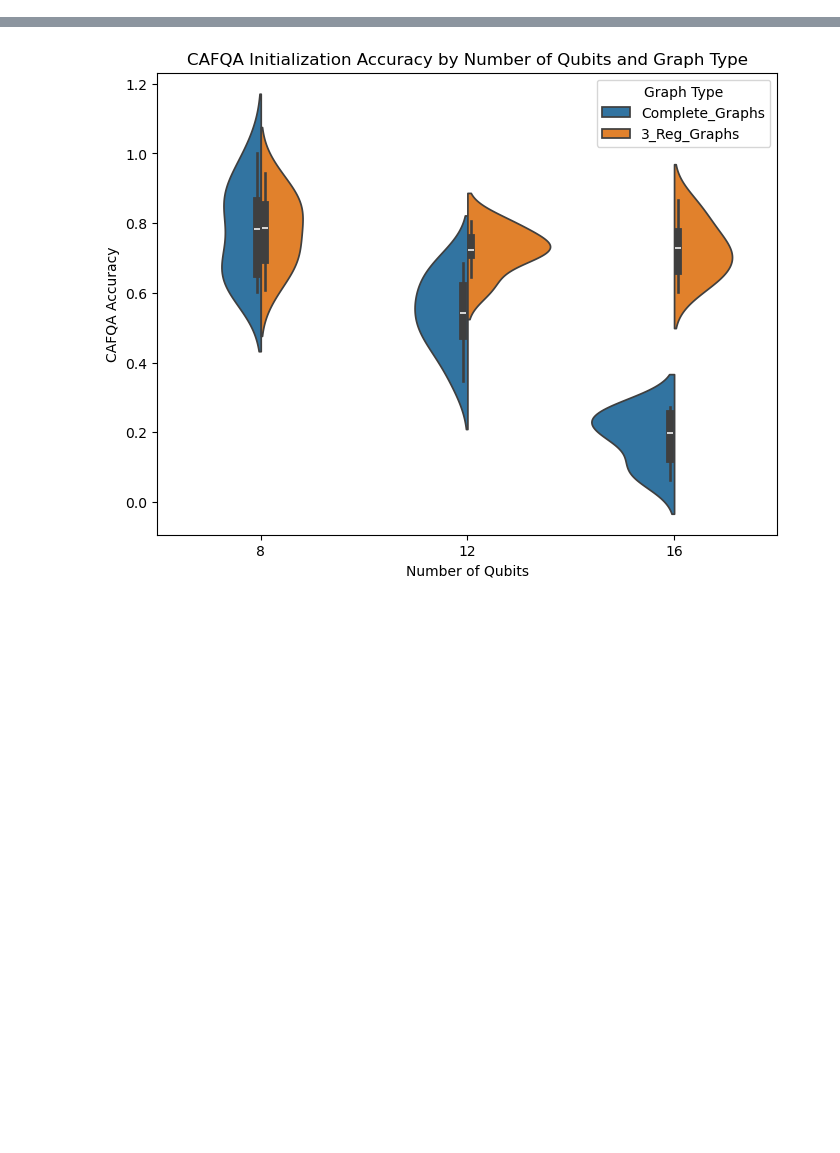
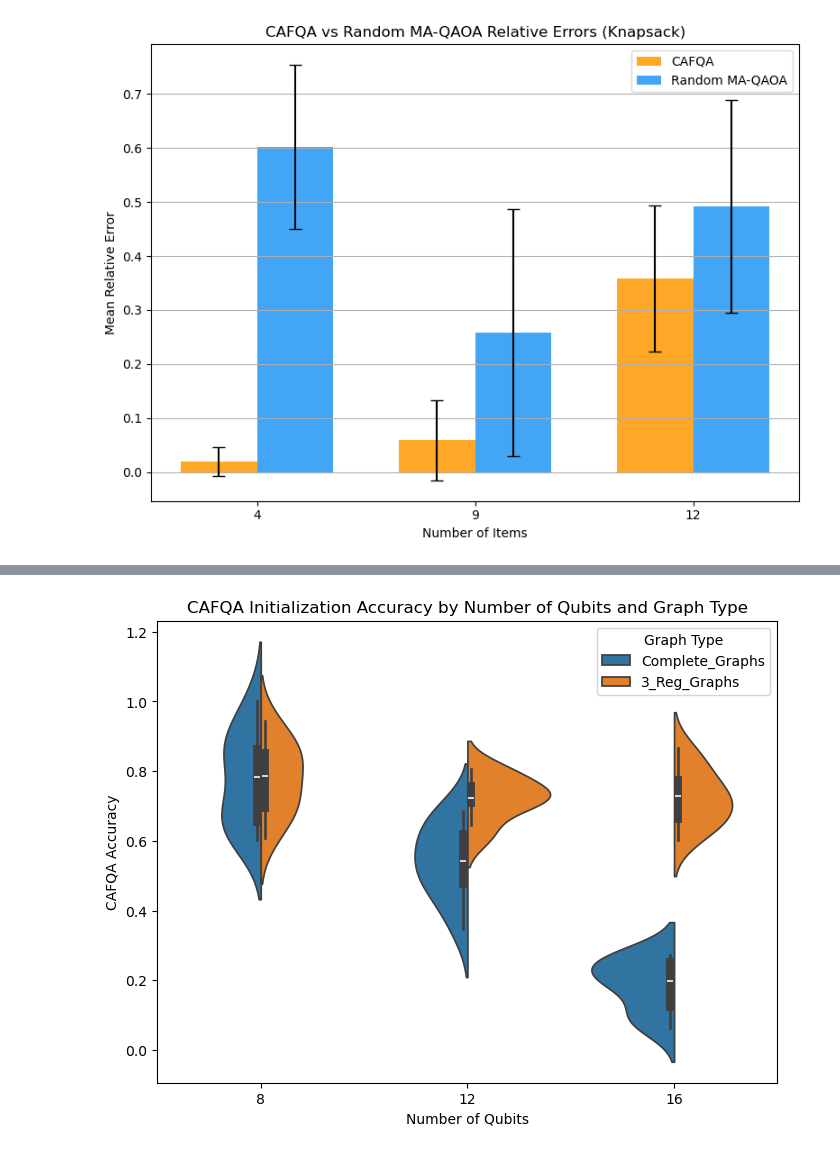
Before and after one commit to d-bharadwaj/SPIQ, a Jupyter notebook: playground_scripts/final_data_analysis.ipynb, the cells around one changed output, grey strips where cells are left out. Cells and saved outputs as stored; diff of their text form; code cells hidden in the pictures; blank space fills up the shorter version.

```diff
--- a/playground_scripts/final_data_analysis.ipynb
+++ b/playground_scripts/final_data_analysis.ipynb
@@ -35,0 +56,9 @@ plt.show()
+# %%
+kp_cafqa_rel_err_4 = [0.017, 0.101, 0.04, 0.021 , 0.018, 0.031, 0.019, 0.012, 0.005, 0.007]
+kp_random_rel_err_4 = [0.728, 0.858, 0.722, 0.246, 0.64, 0.537, 0.605, 0.682, 0.63, 0.63 ]
+
+kp_cafqa_rel_err_9 = [0.134, 0.053, 0.045, 0.021, 0.057, 0.218,0.068, 0.221,0.012,0.032 ]
+kp_random_rel_err_9 = [0.247, 0.901, 0.397, 0.302, 0.46, 0.121,0.097, 0.408,0.142, 0.159]
+
+kp_cafqa_rel_err_12 = [0.236,0.309,0.197, 0.309,0.347,0.696, 0.373,0.443,0.496,0.395 ]
+kp_random_rel_err_12 = [0.309,0.495,0.695, 0.326,0.42,0.975, 0.389,0.558, 0.395,0.676]
@@ -37,0 +103,87 @@ plt.show()
+# %%
+# Calculate means and standard deviations for each group
+methods = ['CAFQA', 'CAFQA', 'CAFQA', 'Random', 'Random', 'Random']
+item_sizes = [4, 9, 12, 4, 9, 12]
+means = [
+    gmean(kp_cafqa_rel_err_4),
+    gmean(kp_cafqa_rel_err_9),
+    gmean(kp_cafqa_rel_err_12),
+    gmean(kp_random_rel_err_4),
+    gmean(kp_random_rel_err_9),
+    gmean(kp_random_rel_err_12)
+]
+stds = [
+    np.std(kp_cafqa_rel_err_4),
+    np.std(kp_cafqa_rel_err_9),
+    np.std(kp_cafqa_rel_err_12),
+    np.std(kp_random_rel_err_4),
+    np.std(kp_random_rel_err_9),
+    np.std(kp_random_rel_err_12)
+]
+
+import matplotlib.pyplot as plt
+
+# Set up bar positions so that CAFQA and Random for each item size are grouped together
+n_groups = 3  # 4, 9, 12 items
+bar_width = 0.35
+index = np.arange(n_groups)
+
+fig, ax = plt.subplots(figsize=(8, 6))
+
+# CAFQA bars (left in each group)
+ax.bar(index - bar_width/2, means[:3], bar_width, yerr=stds[:3], label='CAFQA', color='#FFA726', capsize=5)
+# Random bars (right in each group)
+ax.bar(index + bar_width/2, means[3:], bar_width, yerr=stds[3:], label='Random MA-QAOA', color='#42A5F5', capsize=5)
+
+# Set x-ticks and labels
+ax.set_xticks(index)
+ax.set_xticklabels(['4', '9', '12'])
+ax.set_xlabel('Number of Items')
+ax.set_ylabel('Mean Relative Error')
+ax.set_title('CAFQA vs Random MA-QAOA Relative Errors (Knapsack)')
+ax.legend()
+ax.grid(axis='y')
+
+plt.tight_layout()
+plt.show()
+
+# Prepare data for boxplot with grouped categories for CAFQA and Random
+data = [
+    kp_cafqa_rel_err_4,
+    kp_cafqa_rel_err_9,
+    kp_cafqa_rel_err_12,
+    kp_random_rel_err_4,
+    kp_random_rel_err_9,
+    kp_random_rel_err_12
+]
+labels = [
+    "CAFQA 4", "CAFQA 9", "CAFQA 12",
+    "Random 4", "Random 9", "Random 12"
+]
+
+# Assign group and item size for each box
+group = ['CAFQA'] * 3 + ['Random'] * 3
+item_size = [4, 9, 12] * 2
+
+# Flatten data for DataFrame
+flat_data = []
+flat_group = []
+flat_item_size = []
+for d, g, n in zip(data, group, item_size):
+    flat_data.extend(d)
+    flat_group.extend([g] * len(d))
+    flat_item_size.extend([n] * len(d))
+
+df_box = pd.DataFrame({
+    'Relative Error': flat_data,
+    'Method': flat_group,
+    'Items': flat_item_size
+})
+
+plt.figure(figsize=(8, 6))
+sns.violinplot(data=df_box, x='Items', y='Relative Error', hue='Method', split=True, inner='quartile')
+plt.title("CAFQA vs Random MA-QAOA Relative Errors (Knapsack)")
+plt.grid(axis='y')
+plt.show()
+# %% [output]
+[figure, added]
```
Also changed, not shown: parts of 14 cells of this notebook, 1 other file.
